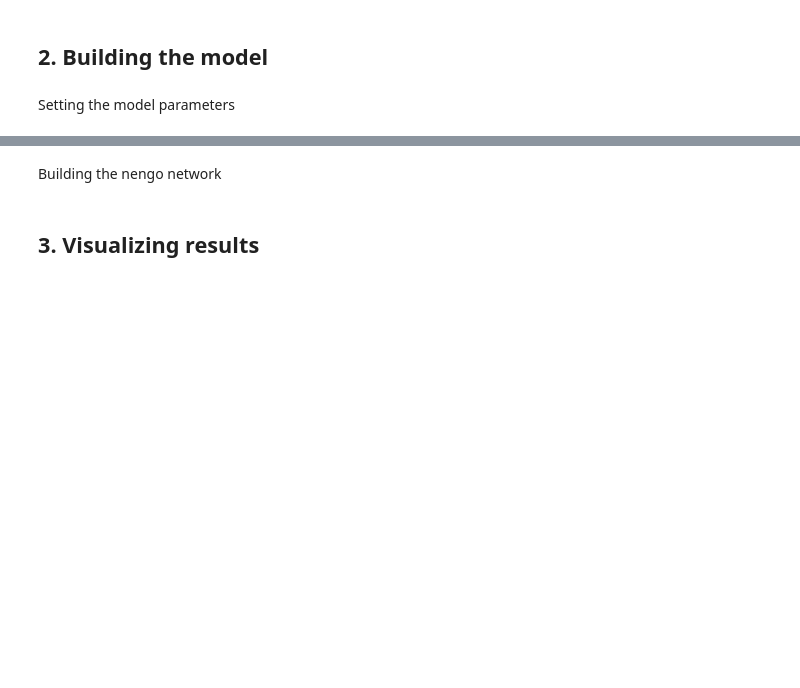
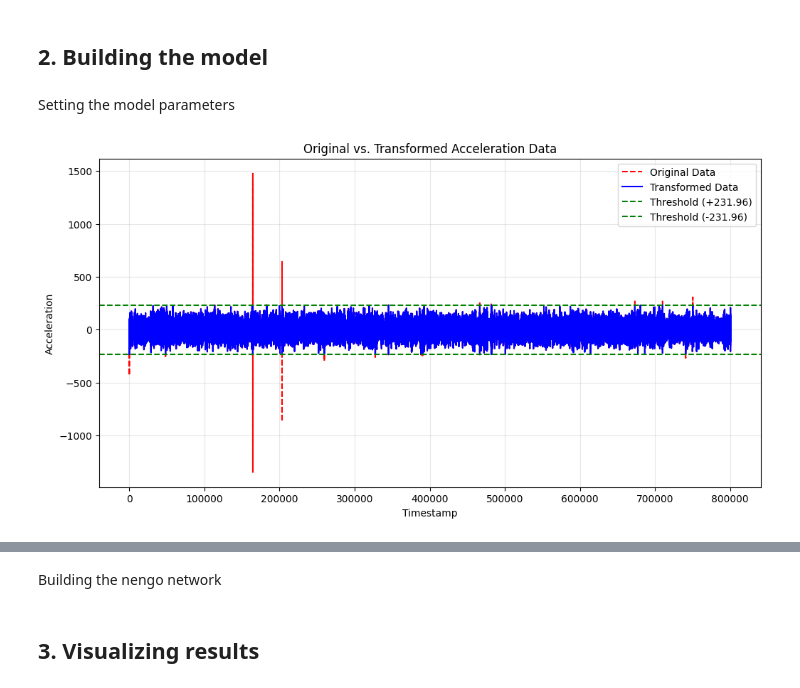
Before and after one commit to WAT-ai/BCI-Signal-Decoding, a Jupyter notebook: src/MELM - Learning/MELM-AA.ipynb, the cells around one changed output, grey strips where cells are left out. Saved outputs shown, nothing was run; the diff lists cells and outputs as text; code cells hidden in the pictures; blank space fills up the shorter version.

```diff
--- a/src/MELM - Learning/MELM-AA.ipynb
+++ b/src/MELM - Learning/MELM-AA.ipynb
@@ -58,0 +102,26 @@ Setting the model parameters
+# %%
+
+# Plot the data
+plt.figure(figsize=(12, 6))
+
+# Plot original data
+plt.plot(timestamps, original_data_x, label="Original Data", color='red', linestyle='--')
+
+# Plot clipped data
+plt.plot(timestamps, transformed_acceleration_x, label="Transformed Data", color='blue', linestyle='-')
+
+# Highlight the threshold bounds
+plt.axhline(threshold, color='green', linestyle='--', label=f"Threshold (+{threshold:.2f})")
+plt.axhline(-threshold, color='green', linestyle='--', label=f"Threshold (-{threshold:.2f})")
+
+# Add labels, legend, title
+plt.xlabel("Timestamp")
+plt.ylabel("Acceleration")
+plt.title("Original vs. Transformed Acceleration Data")
+plt.legend(loc="upper right")
+plt.grid(alpha=0.3)
+
+# Show the plot
+plt.show()
+# %% [output]
+[figure, added]
```
Also changed, not shown: parts of 15 cells of this notebook.
